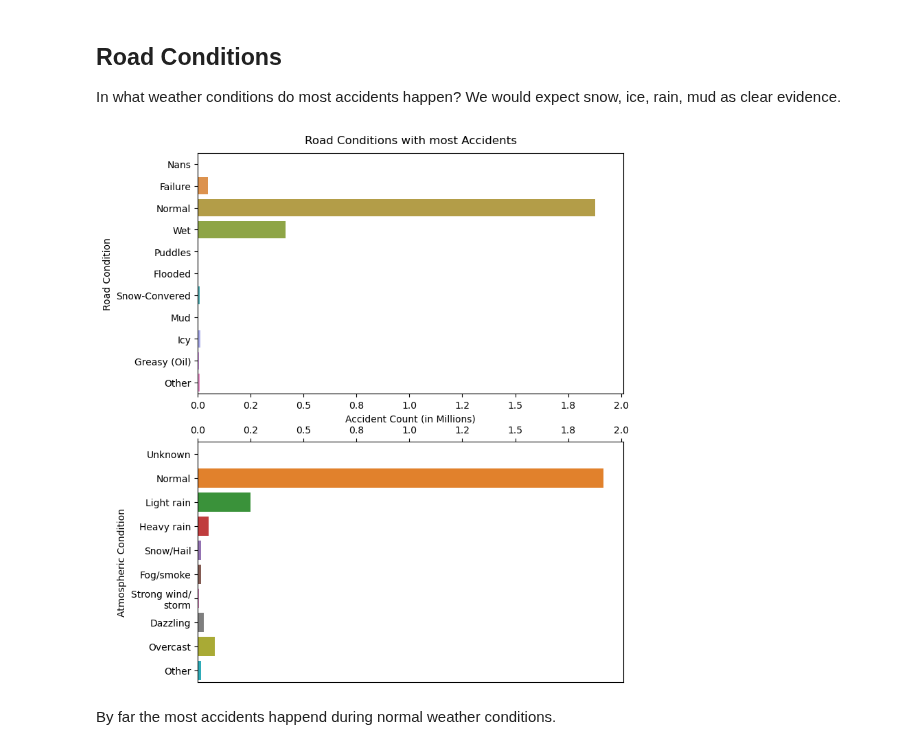
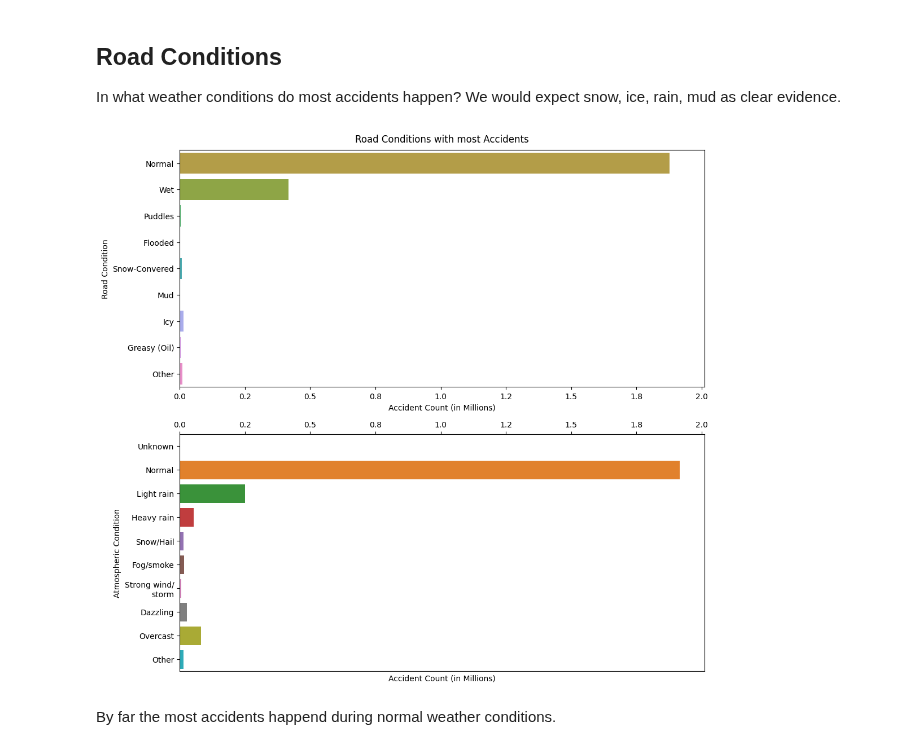
Before and after one commit to Langhammer/pyfra, a Jupyter notebook: notebooks/pyfra_nb_1.ipynb, the cells around one changed output. Saved outputs shown, nothing was run; the diff lists cells and outputs as text; code cells hidden in the pictures.

```diff
--- a/notebooks/pyfra_nb_1.ipynb
+++ b/notebooks/pyfra_nb_1.ipynb
@@ -499,3 +442,0 @@ The character information indicates the presence and use of safety equipment
-# %%
-df['secu'] = df[df['year']==2007]['secu'].astype(int)
-df[df['year']==2007]['secu'].value_counts()
@@ -706,0 +652,5 @@ We see that the amount of Males doing accidents is almost double that of females
+# %%
+df['Age'] = df['year']-df['an_nais']
+# %%
+df.Age.fillna(20,inplace=True) #Mode
+df.Age = df.Age.astype(int)
@@ -735,0 +706,3 @@ Conclusion: We can see that almost 20% of people are Hospitalized and only a ver
+# %%
+df.sexe.replace(to_replace=-1,value=1,inplace=True)
+df.grav.replace(to_replace=-1,value=1,inplace=True)
@@ -793,31 +780,32 @@ We can see that with road categories 3 and 4, on which most accidents happen, we
 
 In what weather conditions do most accidents happen? We would expect snow, ice, rain, mud as clear evidence.
 # %%
-plt.figure(figsize = (8,10));
+plt.figure(figsize = (12,12));
 ax1 = plt.subplot(2,1,1);
 sns.countplot( y = df.Rd_Cond);
 plt.title('Road Conditions with most Accidents', pad=10);
 plt.yticks(ticks=list(range(0,11)),labels=['Nans','Failure','Normal','Wet','Puddles','Flooded','Snow-Convered',
                                            'Mud','Icy','Greasy (Oil)', 'Other']);
 plt.ylabel('Road Condition');
-#plt.ylim(top=1.5);
+plt.ylim(top=1.5);
 plt.xlabel('Accident Count (in Millions)');
 locs,labels = plt.xticks();
 plt.xticks(locs, map(lambda x: "%.1f" % x, locs*1e-6));
 
 ax2 = plt.subplot(2,1,2, sharex=ax1);
 sns.countplot( y = df['atmospheric_conditions']);
 plt.yticks(ticks=list(range(10)),labels=['Unknown', 'Normal', 'Light rain', 'Heavy rain', 'Snow/Hail',
                 'Fog/smoke', 'Strong wind/\nstorm', 'Dazzling',
                 'Overcast', 'Other']);
 plt.ylabel('Atmospheric Condition')
 plt.xlabel(None)
-#plt.xlabel('Accident Count (in Millions)');
-#plt.xticks(locs, map(lambda x: "%.1f" % x, locs*1e-6));
+#plt.savefig('./figures/Accidents by Weather conditions.png')
+plt.xlabel('Accident Count (in Millions)');
+plt.xticks(locs, map(lambda x: "%.1f" % x, locs*1e-6));
 ax2.xaxis.tick_top()
 #fig.tight_layout(w_pad=2)
 # %% [output]
-[figure, old version]
+[figure, new version]
 # %% [markdown]
 
 By far the most accidents happend during normal weather conditions.
```
Also changed, not shown: parts of 46 cells of this notebook, 26 other files.
